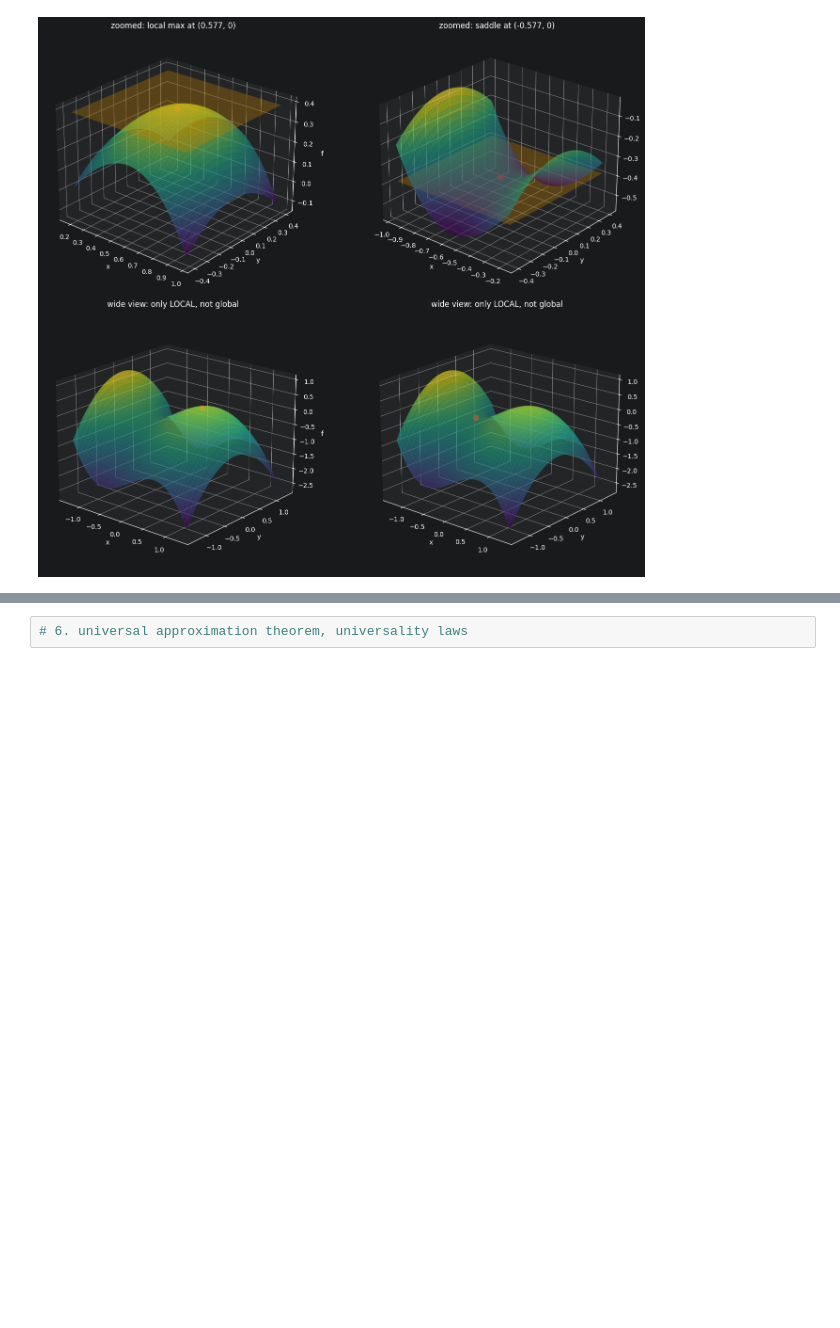
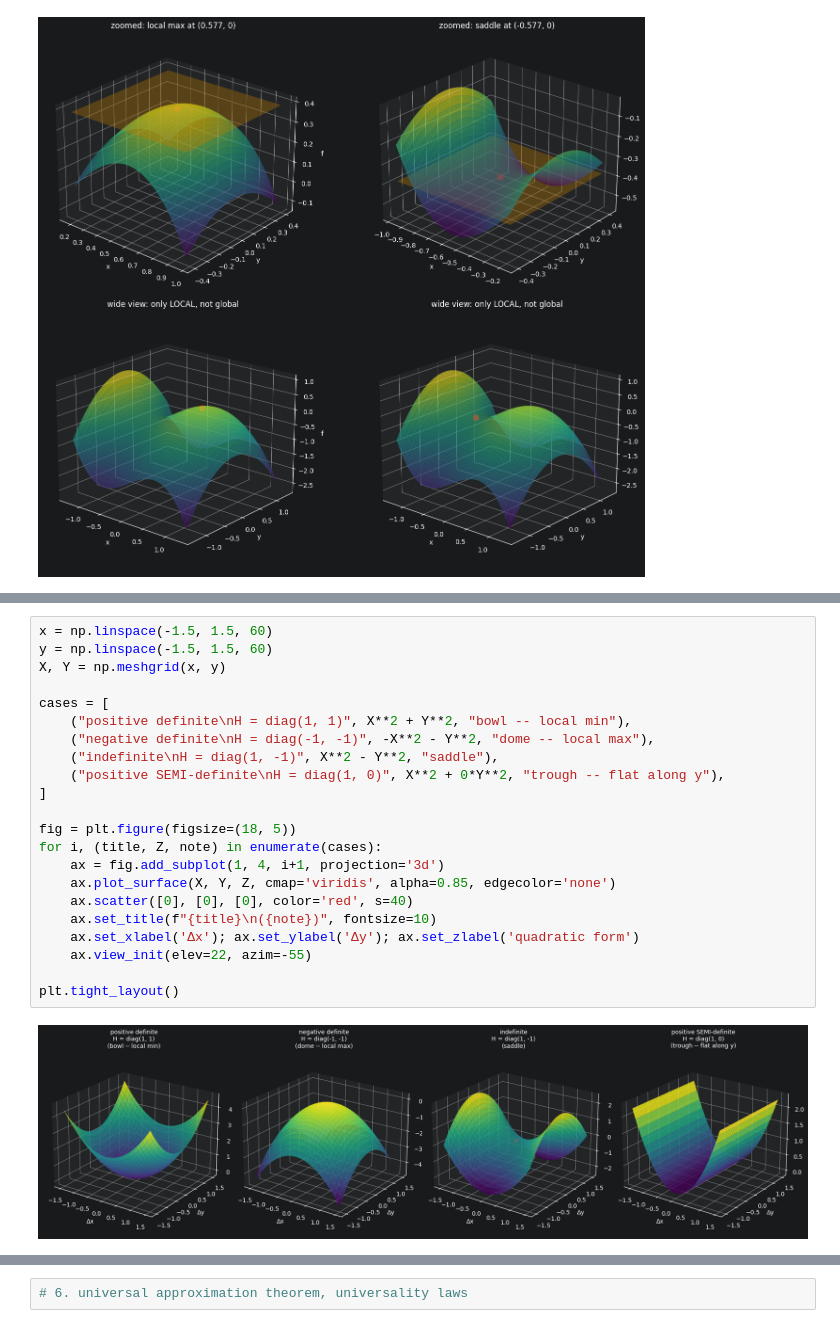
Before and after one commit to j03hoang/nlp-lab, a Jupyter notebook: notebooks/maths_review.ipynb, the cells around one changed output, grey strips where cells are left out. Drawn from its saved outputs; the diff is of its cells as text; blank space fills up the shorter version.

```diff
--- a/notebooks/maths_review.ipynb
+++ b/notebooks/maths_review.ipynb
@@ -6312,4 +6328,28 @@ plt.tight_layout()
 plt.show()
 # %% [output]
 [figure]
+# %%
+x = np.linspace(-1.5, 1.5, 60)
+y = np.linspace(-1.5, 1.5, 60)
+X, Y = np.meshgrid(x, y)
+
+cases = [
+    ("positive definite\nH = diag(1, 1)", X**2 + Y**2, "bowl -- local min"),
+    ("negative definite\nH = diag(-1, -1)", -X**2 - Y**2, "dome -- local max"),
+    ("indefinite\nH = diag(1, -1)", X**2 - Y**2, "saddle"),
+    ("positive SEMI-definite\nH = diag(1, 0)", X**2 + 0*Y**2, "trough -- flat along y"),
+]
+
+fig = plt.figure(figsize=(18, 5))
+for i, (title, Z, note) in enumerate(cases):
+    ax = fig.add_subplot(1, 4, i+1, projection='3d')
+    ax.plot_surface(X, Y, Z, cmap='viridis', alpha=0.85, edgecolor='none')
+    ax.scatter([0], [0], [0], color='red', s=40)
+    ax.set_title(f"{title}\n({note})", fontsize=10)
+    ax.set_xlabel('Δx'); ax.set_ylabel('Δy'); ax.set_zlabel('quadratic form')
+    ax.view_init(elev=22, azim=-55)
+
+plt.tight_layout()
+# %% [output]
+[figure, added]
 # %% [markdown]
```
Also changed, not shown: parts of 7 cells of this notebook.
